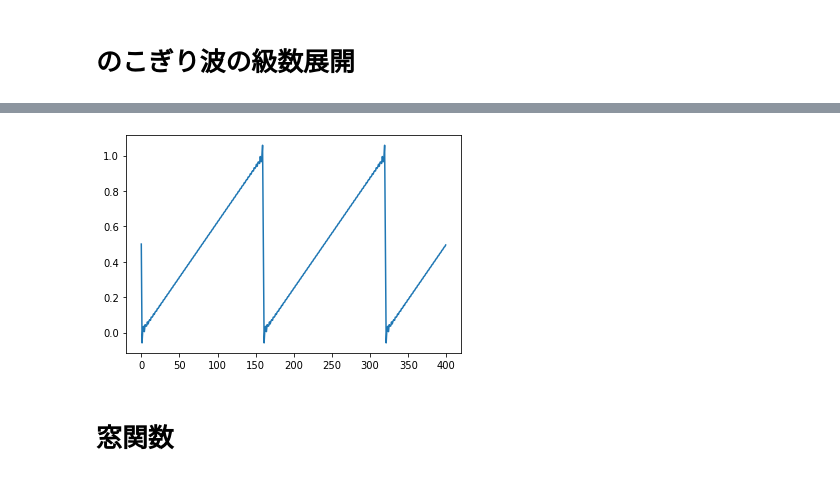
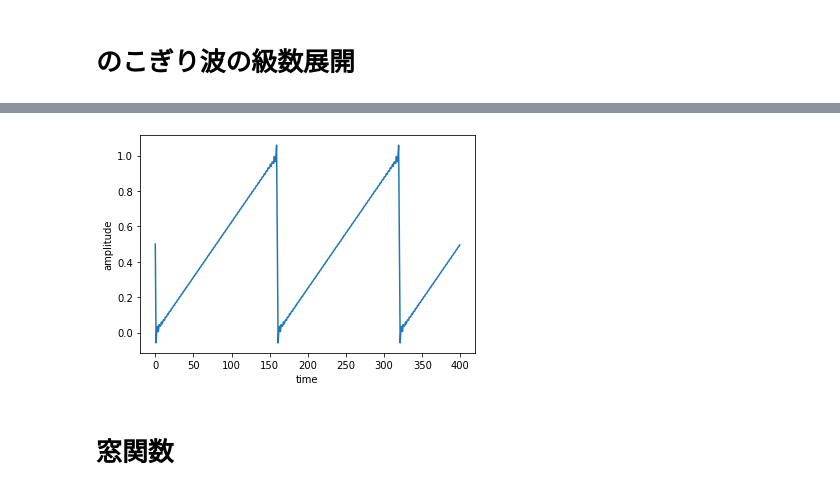
Before and after one commit to Hiroya-W/TPHLCT_and_DMLCT, a Jupyter notebook: 窓関数の影響の調査.ipynb, the cells around one changed output, grey strips where cells are left out. Saved outputs shown, nothing was run; the diff lists cells and outputs as text; code cells hidden in the pictures.

```diff
--- a/窓関数の影響の調査.ipynb
+++ b/窓関数の影響の調査.ipynb
@@ -88,32 +90,34 @@ if __name__ == "__main__":
 # %%
 import numpy as np
 
 # 振幅A 基本周波数f0 サンプリング周波数fs 長さ[秒]length
 # 正弦波を合成する 矩形波
 def createSquareWave(A, f0, fs, length):
     global counter
     data = []
     # [-1.0, 1.0]の小数値が入った波を作成
     for n in tqdm(np.arange(length * fs)):  # サンプルごとに10個のサイン波を重ね合わせ
         s = 0.0
         # 直流
         s = 0.5
         for k in range(1, 100):
             s += (-1) * 2 * A / (np.pi * k) * np.sin(2 * np.pi * f0 * k * n / fs)
         data.append(s)
     plt.plot(data[0:400])
     # pyplot.show()
+    plt.xlabel("time")
+    plt.ylabel("amplitude")
     plt.savefig("output/output_" + str(counter) + ".png", dpi=300)
     counter += 1
 
 
 if __name__ == "__main__":
     #     plt.figure(figsize=(12,4))
     f = 100
     data = createSquareWave(0.5, f, 16000.0, 1.0)
 # %% [output]
 [interactive output not drawn]
-[figure, old version]
+[figure, new version]
 # %% [markdown]
 # 窓関数
 # %%
```
Also changed, not shown: parts of 1 cell of this notebook, 8 other files.
